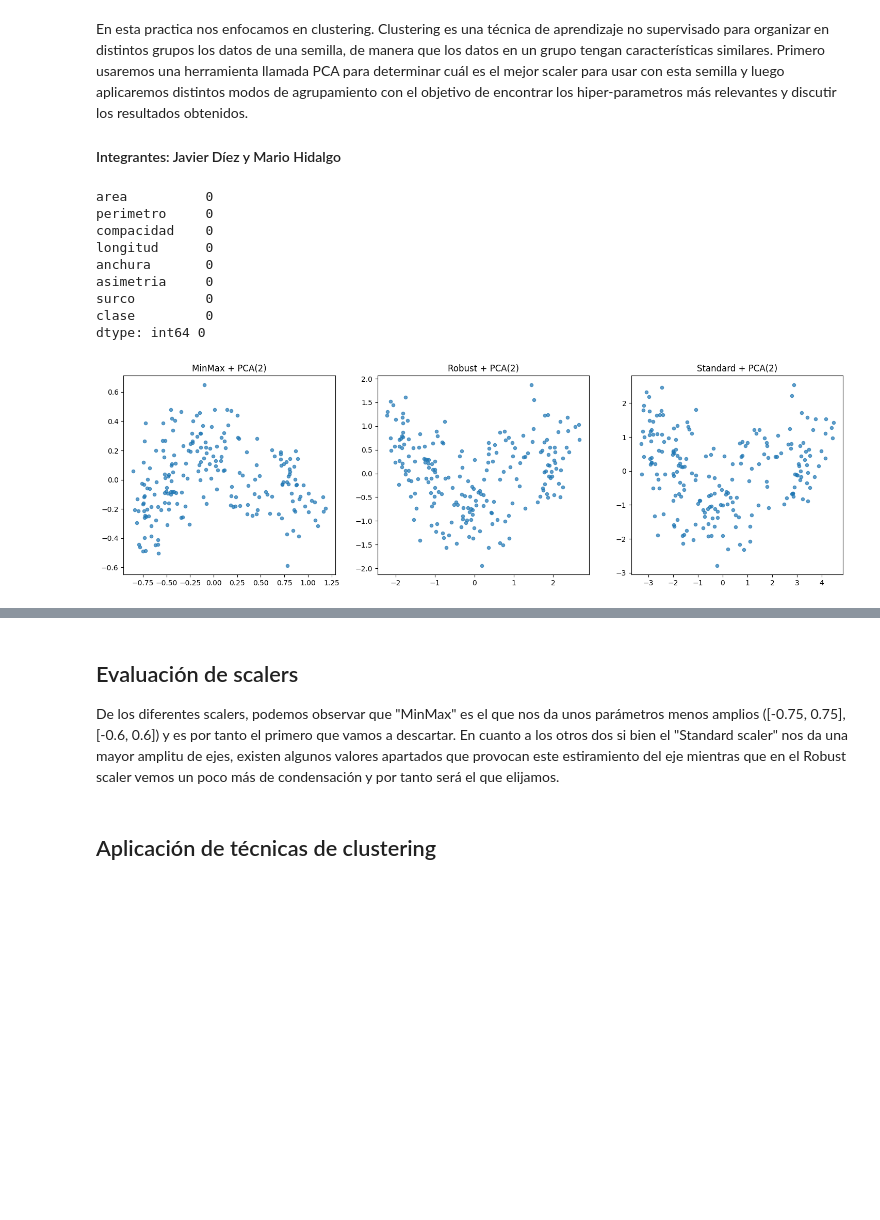
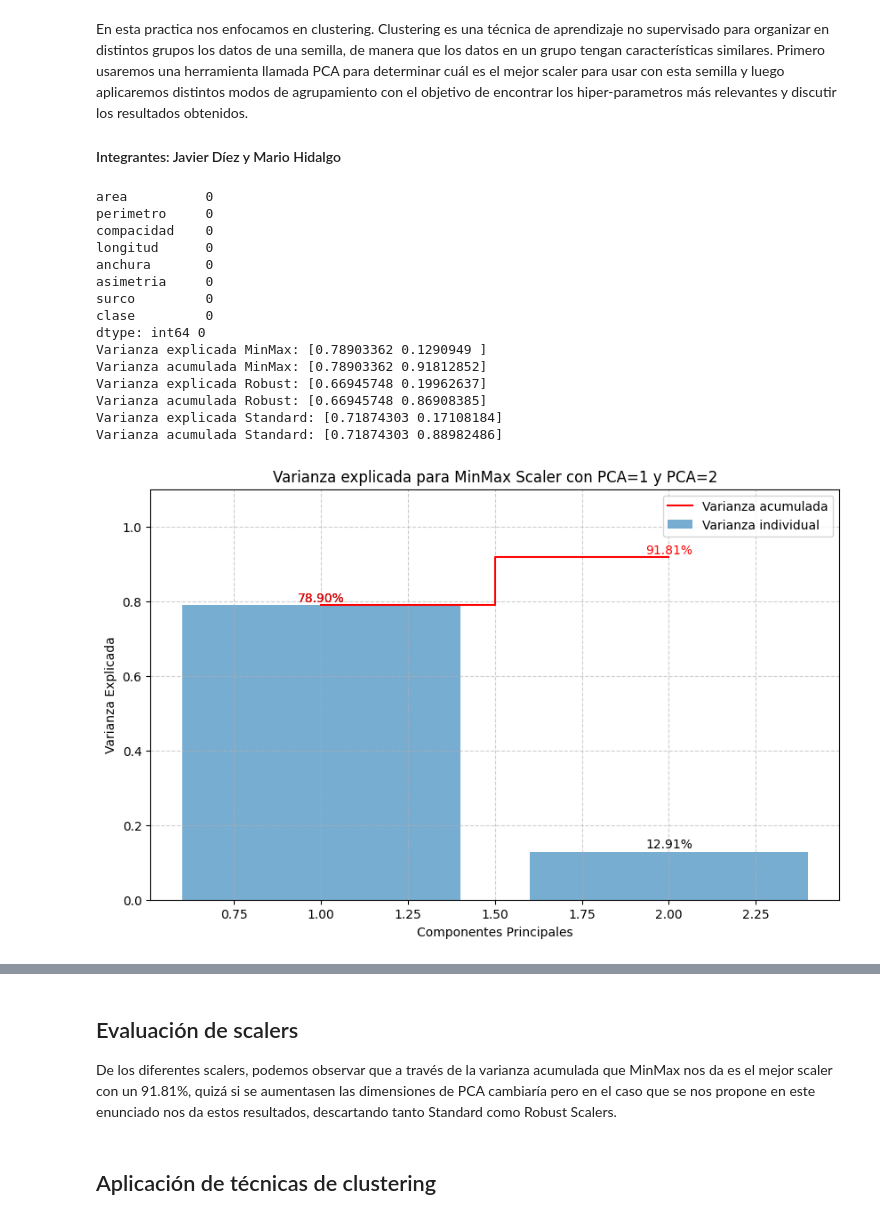
Before and after one commit to 100495801-UC3M/Machine-Learning, a Jupyter notebook: main.ipynb, the cells around one changed output, grey strips where cells are left out. Saved outputs shown, nothing was run; the diff lists cells and outputs as text; code cells hidden in the pictures; blank space fills up the shorter version.

Commit message:
Varianza explicada para parte 1

```diff
--- a/main.ipynb
+++ b/main.ipynb
@@ -33,35 +33,55 @@ plt.rcParams['figure.figsize'] = (8,6)
 # 2. Carga y exploración de datos
 
 # Leer el CSV
 df = pd.read_csv('semillas.csv')
 df.head(), df.describe()
 
 # Comprobar nulos, duplicados…
 print(df.isna().sum(), df.duplicated().sum())
 
 # 3. Comparación de scalers con PCA (0.25 p)
 
 scalers = {
     'MinMax': MinMaxScaler(),
     'Robust': RobustScaler(),
     'Standard': StandardScaler()
 }
 
-fig, axes = plt.subplots(1, 3, figsize=(18,5))
-for ax, (name, scaler) in zip(axes, scalers.items()):
+
+for (name, scaler)in scalers.items():
     pipe = make_pipeline(scaler, PCA(n_components=2, random_state=NIA))
     X2 = pipe.fit_transform(df.drop('clase', axis=1))
-    ax.scatter(X2[:,0], X2[:,1], s=20, alpha=0.7)
-    ax.set_title(f'{name} + PCA(2)')
+    varianza_explicada = pipe.named_steps['pca'].explained_variance_ratio_
+    print(f'Varianza explicada {name}: {varianza_explicada}')
+    varianza_acumulada = np.cumsum(varianza_explicada)
+    print(f'Varianza acumulada {name}: {varianza_acumulada}')
+    plt.figure(figsize=(10, 6))
+    plt.bar(range(1, len(varianza_explicada) + 1), varianza_explicada, alpha=0.6, label='Varianza individual')
+    plt.step(range(1, len(varianza_acumulada) + 1), varianza_acumulada, where='mid', label='Varianza acumulada', color='red')
+    for i, (ev, cv) in enumerate(zip(varianza_explicada, varianza_acumulada)):
+        plt.text(i + 1, ev + 0.01, f"{ev:.2%}", ha='center')
+        plt.text(i + 1, cv + 0.01, f"{cv:.2%}", ha='center', color='red')
+    plt.xlabel('Componentes Principales')
+    plt.ylabel('Varianza Explicada')
+    plt.title(f'Varianza explicada para {name} Scaler con PCA=1 y PCA=2')
+    plt.legend(loc='best')
+    plt.ylim(0, 1.1)
+    plt.grid(True, linestyle='--', alpha=0.6)
 plt.show()
 # %% [output]
 area          0
 perimetro     0
 compacidad    0
 longitud      0
 anchura       0
 asimetria     0
 surco         0
 clase         0
 dtype: int64 0
+Varianza explicada MinMax: [0.78903362 0.1290949 ]
+Varianza acumulada MinMax: [0.78903362 0.91812852]
+Varianza explicada Robust: [0.66945748 0.19962637]
+Varianza acumulada Robust: [0.66945748 0.86908385]
+Varianza explicada Standard: [0.71874303 0.17108184]
+Varianza acumulada Standard: [0.71874303 0.88982486]
-[figure, old version]
+[figure, new version]
@@ -68,6 +90,6 @@ dtype: int64 0
 # %% [markdown]
 ## Evaluación de scalers
-De los diferentes scalers, podemos observar que "MinMax" es el que nos da unos parámetros menos amplios ([-0.75, 0.75], [-0.6, 0.6]) y es por tanto el primero que vamos a descartar. En cuanto a los otros dos si bien el "Standard scaler" nos da una mayor amplitu de ejes, existen algunos valores apartados que provocan este estiramiento del eje mientras que en el Robust scaler vemos un poco más de condensación y por tanto será el que elijamos.
+De los diferentes scalers, podemos observar que a través de la varianza acumulada que MinMax nos da es el mejor scaler con un 91.81%, quizá si se aumentasen las dimensiones de PCA cambiaría pero en el caso que se nos propone en este enunciado nos da estos resultados, descartando tanto Standard como Robust Scalers.
 # %% [markdown]
 ## Aplicación de técnicas de clustering
 # %% [markdown]
```
Also changed, not shown: parts of 1 cell of this notebook.
